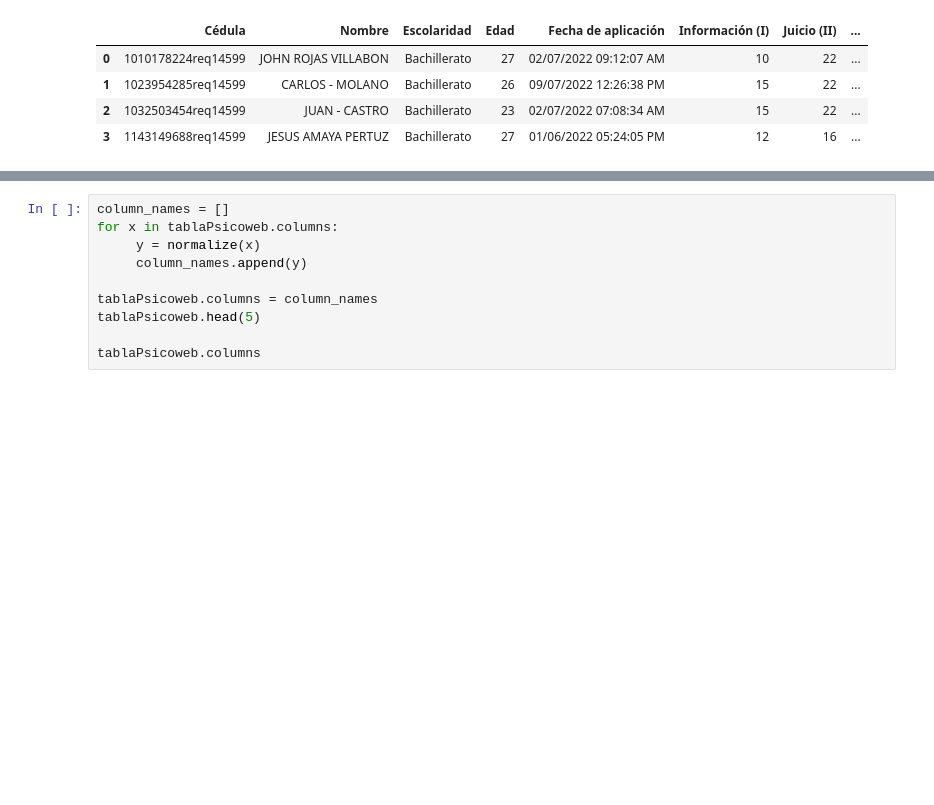
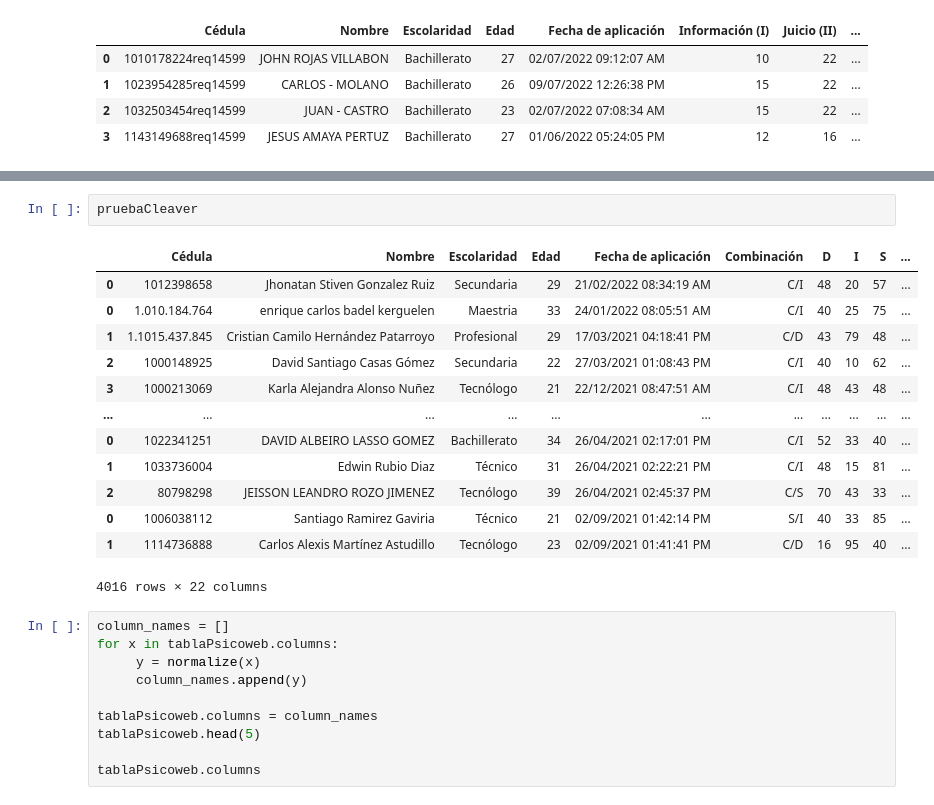
Before and after one commit to HQ5SAS/LABORATORIO_JAZZ, a Jupyter notebook: psicotecnicasAsociate.ipynb, the cells around one changed output, grey strips where cells are left out. Cells and saved outputs as stored; diff of their text form; blank space fills up the shorter version.

```diff
--- a/psicotecnicasAsociate.ipynb
+++ b/psicotecnicasAsociate.ipynb
@@ -317,3 +517,19 @@ for a in listaPrubas:
+# %%
+pruebaCleaver
+# %% [output]
+|  | Cédula | Nombre | Escolaridad | Edad | Fecha de aplicación | Combinación | D | I | S | ... |
+| 0 | 1012398658 | Jhonatan Stiven Gonzalez Ruiz | Secundaria | 29 | 21/02/2022 08:34:19 AM | C/I | 48 | 20 | 57 | ... |
+| 0 | 1.010.184.764 | enrique carlos badel kerguelen | Maestria | 33 | 24/01/2022 08:05:51 AM | C/I | 40 | 25 | 75 | ... |
+| 1 | 1.1015.437.845 | Cristian Camilo Hernández Patarroyo | Profesional | 29 | 17/03/2021 04:18:41 PM | C/D | 43 | 79 | 48 | ... |
+| 2 | 1000148925 | David Santiago Casas Gómez | Secundaria | 22 | 27/03/2021 01:08:43 PM | C/I | 40 | 10 | 62 | ... |
+| 3 | 1000213069 | Karla Alejandra Alonso Nuñez | Tecnólogo | 21 | 22/12/2021 08:47:51 AM | C/I | 48 | 43 | 48 | ... |
+| ... | ... | ... | ... | ... | ... | ... | ... | ... | ... | ... |
+| 0 | 1022341251 | DAVID ALBEIRO LASSO GOMEZ | Bachillerato | 34 | 26/04/2021 02:17:01 PM | C/I | 52 | 33 | 40 | ... |
+| 1 | 1033736004 | Edwin Rubio Diaz | Técnico | 31 | 26/04/2021 02:22:21 PM | C/I | 48 | 15 | 81 | ... |
+| 2 | 80798298 | JEISSON LEANDRO ROZO JIMENEZ | Tecnólogo | 39 | 26/04/2021 02:45:37 PM | C/S | 70 | 43 | 33 | ... |
+| 0 | 1006038112 | Santiago Ramirez Gaviria | Técnico | 21 | 02/09/2021 01:42:14 PM | S/I | 40 | 33 | 85 | ... |
+| 1 | 1114736888 | Carlos Alexis Martínez Astudillo | Tecnólogo | 23 | 02/09/2021 01:41:41 PM | C/D | 16 | 95 | 40 | ... |
+4016 rows × 22 columns
 # %%
 column_names = []
 for x in tablaPsicoweb.columns:
```
Also changed, not shown: parts of 2 cells of this notebook.
